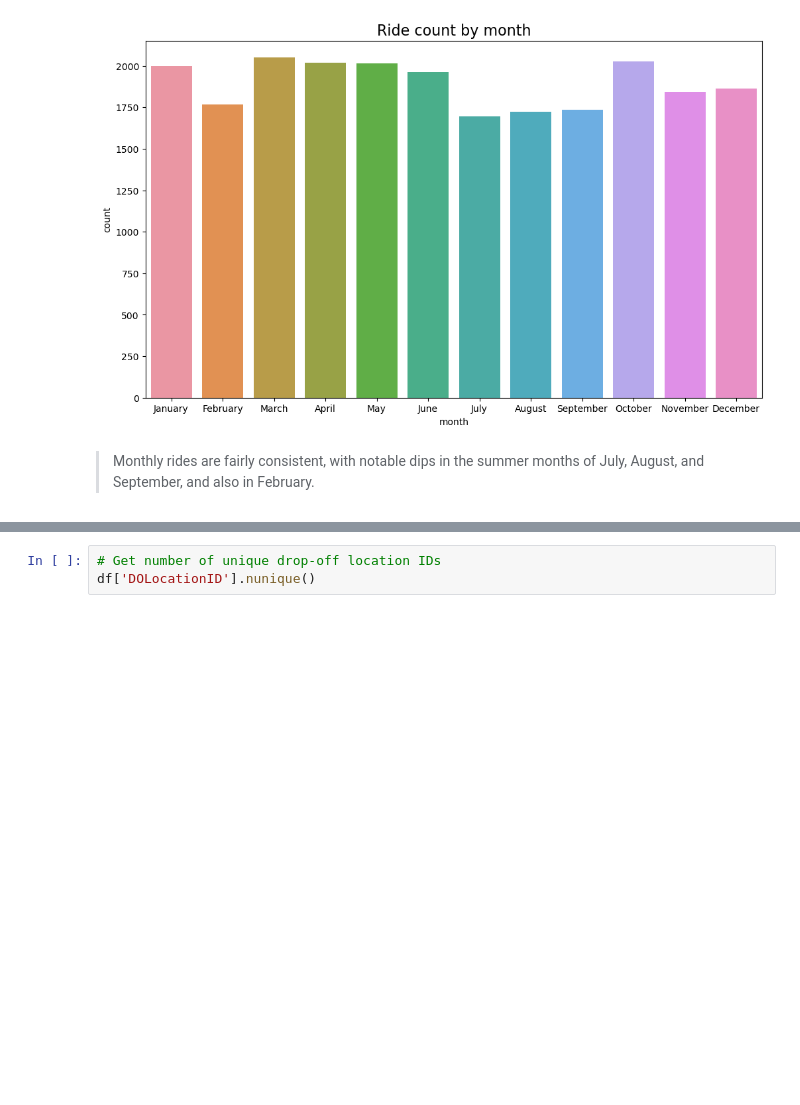
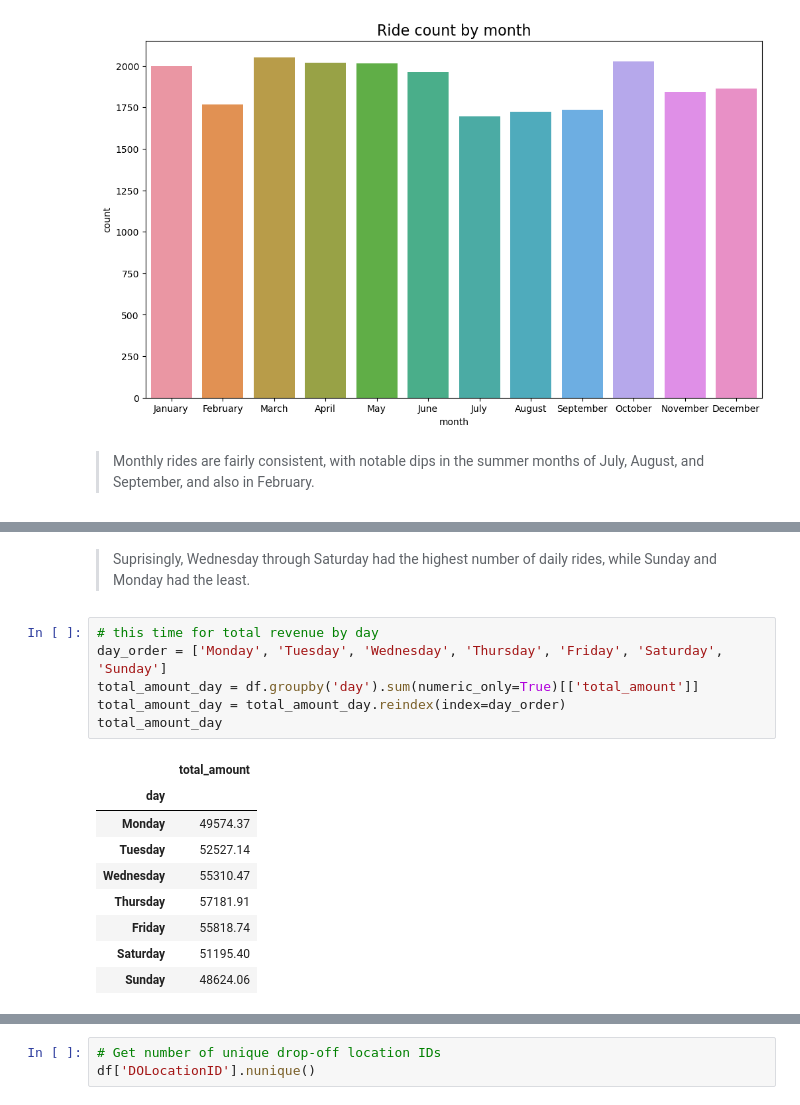
Before and after one commit to alishanstyles/Automatidata, a Jupyter notebook: Untitled.ipynb, the cells around one changed output, grey strips where cells are left out. Drawn from its saved outputs; the diff is of its cells as text; blank space fills up the shorter version.

```diff
--- a/Untitled.ipynb
+++ b/Untitled.ipynb
@@ -264,0 +290,18 @@ plt.title('Ride count by month', fontsize=16);
+# %% [markdown]
+> Suprisingly, Wednesday through Saturday had the highest number of daily rides, while Sunday and Monday had the least.
+# %%
+# this time for total revenue by day
+day_order = ['Monday', 'Tuesday', 'Wednesday', 'Thursday', 'Friday', 'Saturday', 'Sunday']
+total_amount_day = df.groupby('day').sum(numeric_only=True)[['total_amount']]
+total_amount_day = total_amount_day.reindex(index=day_order)
+total_amount_day
+# %% [output]
+|  | total_amount |
+| day |  |
+| Monday | 49574.37 |
+| Tuesday | 52527.14 |
+| Wednesday | 55310.47 |
+| Thursday | 57181.91 |
+| Friday | 55818.74 |
+| Saturday | 51195.40 |
+| Sunday | 48624.06 |
```
Also changed, not shown: parts of 3 cells of this notebook.
